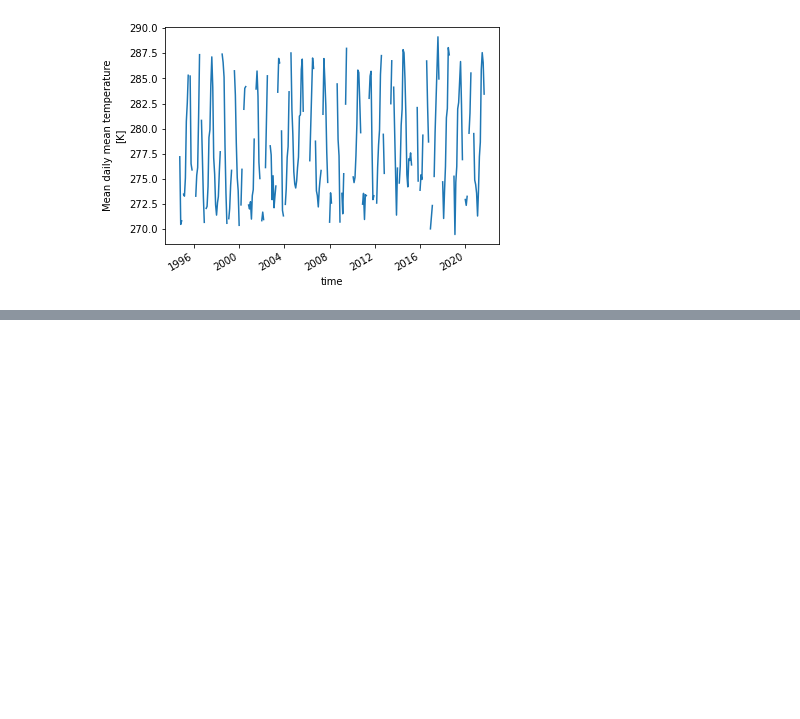
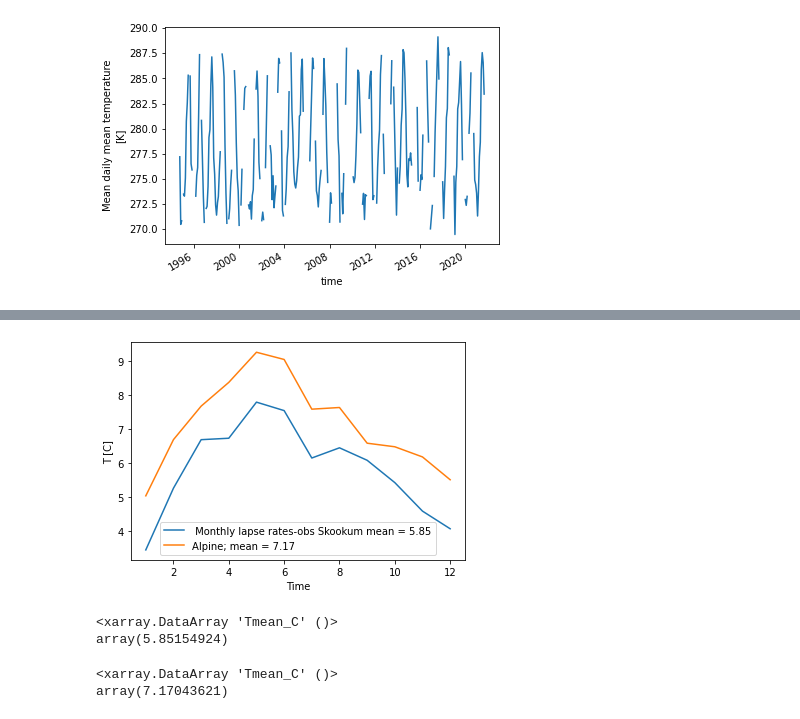
Before and after one commit to NCristea/Snow_SCL, a Jupyter notebook: compare_datasets.ipynb, the cells around one changed output, grey strips where cells are left out. Cells and saved outputs as stored; diff of their text form; code cells hidden in the pictures; blank space fills up the shorter version.

```diff
--- a/compare_datasets.ipynb
+++ b/compare_datasets.ipynb
@@ -578,0 +564,5 @@ print(tas_C_Y.mean())
+# %%
+delta_elev_dam_Alpine = (1067-539)/1000
+delta_elev_dam_Skookum = (1009-539)/1000
+# %%
+lapse_rates_Alpine = diff_mean_monthly_mean_ToltDam_obs_Alpine/delta_elev_dam_Alpine
@@ -578,0 +578,2 @@ print(tas_C_Y.mean())
+# %%
+lapse_rates_Skookum = diff_mean_monthly_mean_ToltDam_obs_Skookum/delta_elev_dam_Skookum
@@ -578,0 +589,20 @@ print(tas_C_Y.mean())
+# %%
+ax = lapse_rates_Skookum.plot.line()
+lapse_rates_Alpine.plot.line()
+#ax.set_xlim([datetime(2004, 1, 21), datetime(2004, 12, 1)])
+plt.xlabel('Time')
+plt.ylabel('T [C]')
+plt.gca().legend((' Monthly lapse rates-obs Skookum mean = 5.85','Alpine; mean = 7.17'))
+plt.show()
+# %% [output]
+[figure, added]
+# %%
+lapse_rates_Skookum.mean()
+# %% [output]
+<xarray.DataArray 'Tmean_C' ()>
+array(5.85154924)
+# %%
+lapse_rates_Alpine.mean()
+# %% [output]
+<xarray.DataArray 'Tmean_C' ()>
+array(7.17043621)
```
Also changed, not shown: parts of 37 cells of this notebook, 7 other files.
